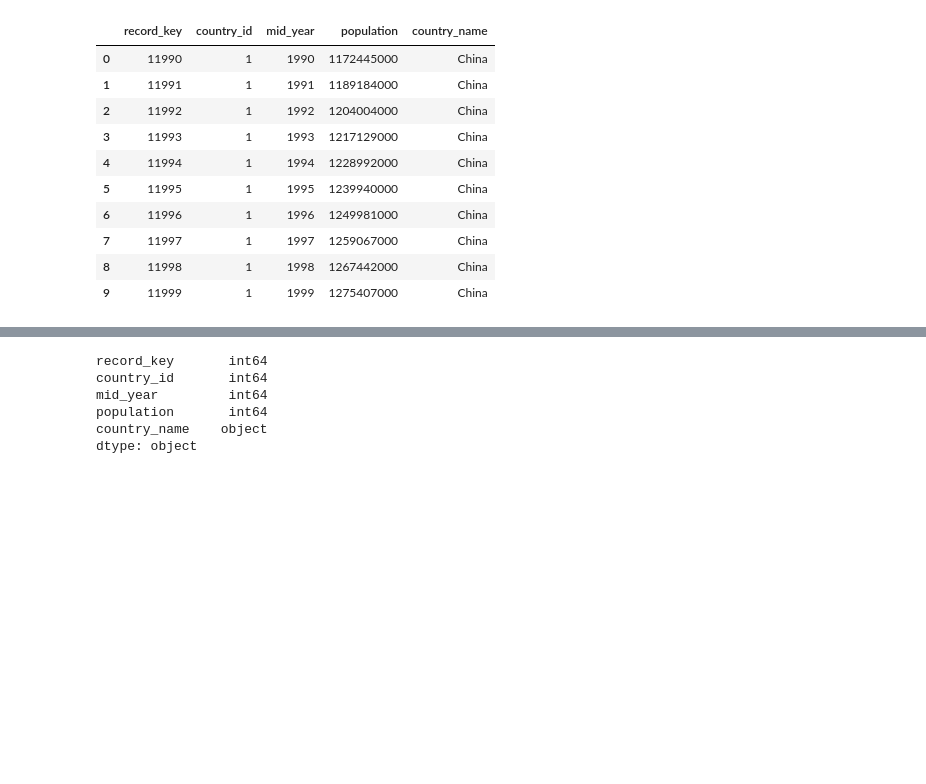
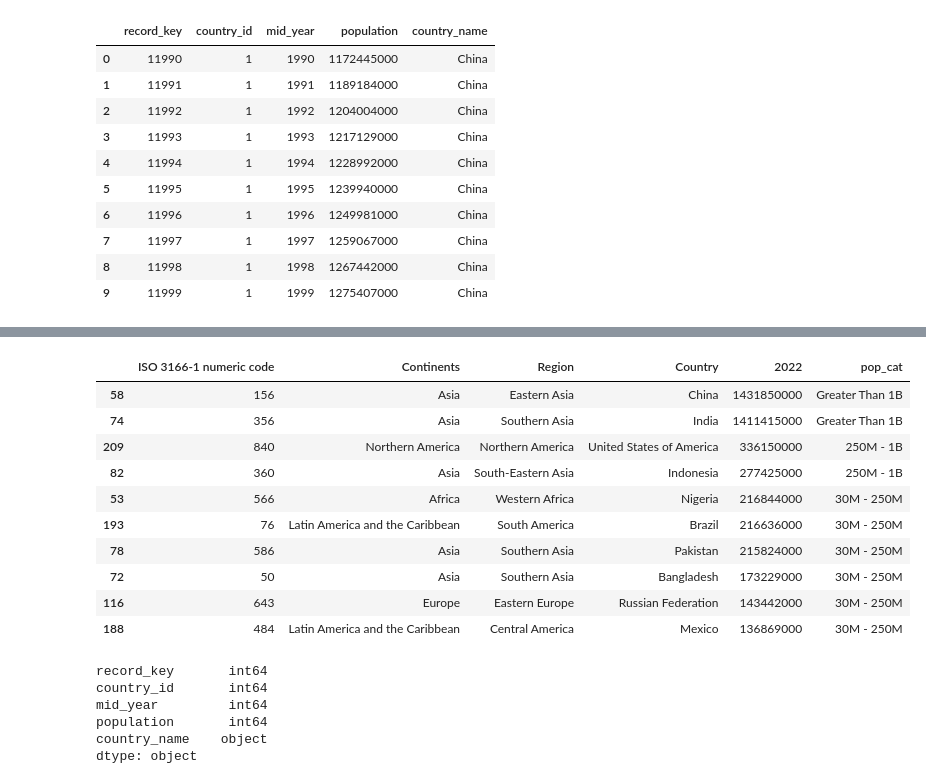
Before and after one commit to dkristek/UN_Country_Population_Growth, a Jupyter notebook: Pop_countries_Dtypes.ipynb, the cells around one changed output, grey strips where cells are left out. Cells and saved outputs as stored; diff of their text form; code cells hidden in the pictures; blank space fills up the shorter version.

```diff
--- a/Pop_countries_Dtypes.ipynb
+++ b/Pop_countries_Dtypes.ipynb
@@ -64,0 +163,5 @@ by_country_pop_df.head(10)
+# %%
+# Create range bins and labels for countries by population
+range_values = [1000, 100000, 1000000,5000000,10000000,30000000,250000000,1000000000,2000000000]
+
+global_2022_pop_df["2022"].groupby(pd.cut(global_2022_pop_df["2022"], range_values)).count()
@@ -64,0 +179,19 @@ by_country_pop_df.head(10)
+# %%
+#Categorizing population
+g_names = ["Less Than 100,000", "100,000 - 1M", "1M - 5M", "5M - 10M", "10M - 30M", "30M - 250M", "250M - 1B", "Greater Than 1B"]
+
+global_2022_pop_df["pop_cat"]=pd.cut(global_2022_pop_df["2022"], range_values, labels=g_names)
+
+global_2022_pop_df.head(10)
+# %% [output]
+|  | ISO 3166-1 numeric code | Continents | Region | Country | 2022 | pop_cat |
+| 58 | 156 | Asia | Eastern Asia | China | 1431850000 | Greater Than 1B |
+| 74 | 356 | Asia | Southern Asia | India | 1411415000 | Greater Than 1B |
+| 209 | 840 | Northern America | Northern America | United States of America | 336150000 | 250M - 1B |
+| 82 | 360 | Asia | South-Eastern Asia | Indonesia | 277425000 | 250M - 1B |
+| 53 | 566 | Africa | Western Africa | Nigeria | 216844000 | 30M - 250M |
+| 193 | 76 | Latin America and the Caribbean | South America | Brazil | 216636000 | 30M - 250M |
+| 78 | 586 | Asia | Southern Asia | Pakistan | 215824000 | 30M - 250M |
+| 72 | 50 | Asia | Southern Asia | Bangladesh | 173229000 | 30M - 250M |
+| 116 | 643 | Europe | Eastern Europe | Russian Federation | 143442000 | 30M - 250M |
+| 188 | 484 | Latin America and the Caribbean | Central America | Mexico | 136869000 | 30M - 250M |
```
Also changed, not shown: parts of 10 cells of this notebook, 1 other file.
